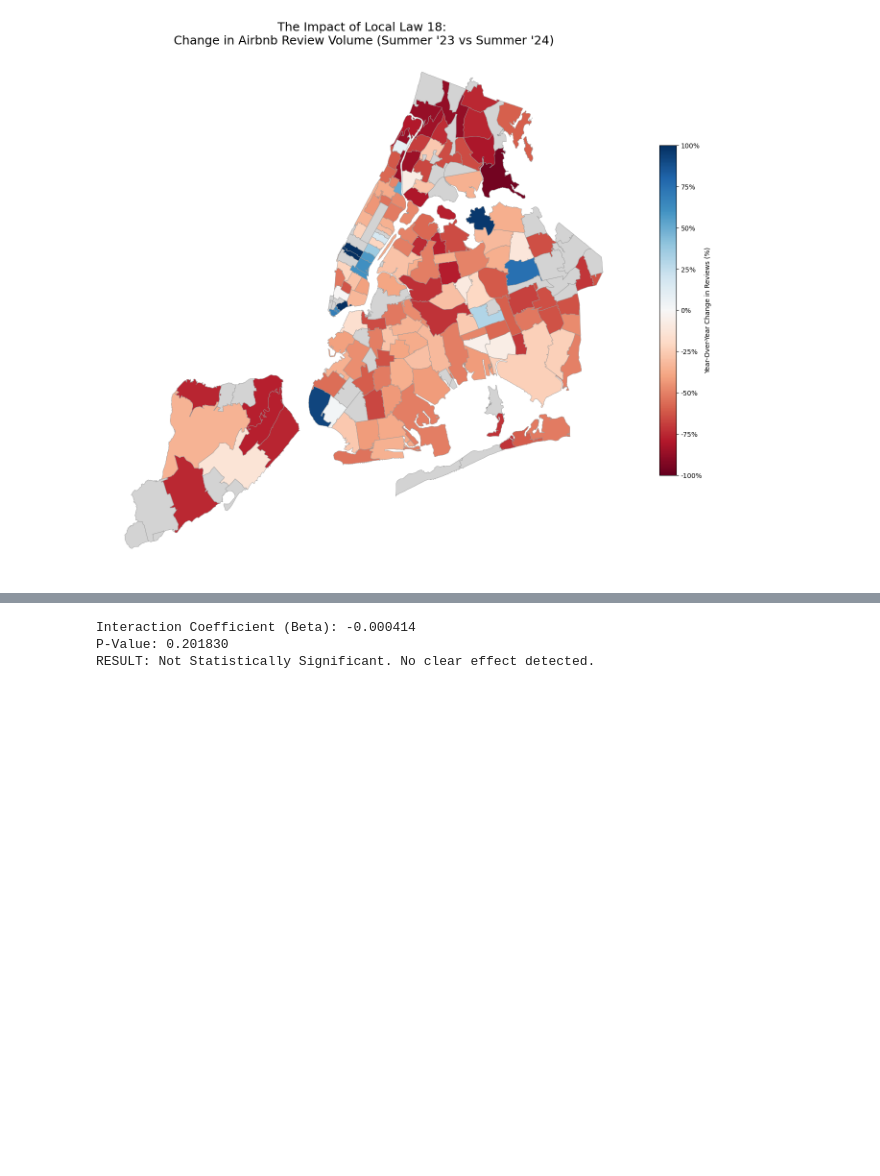
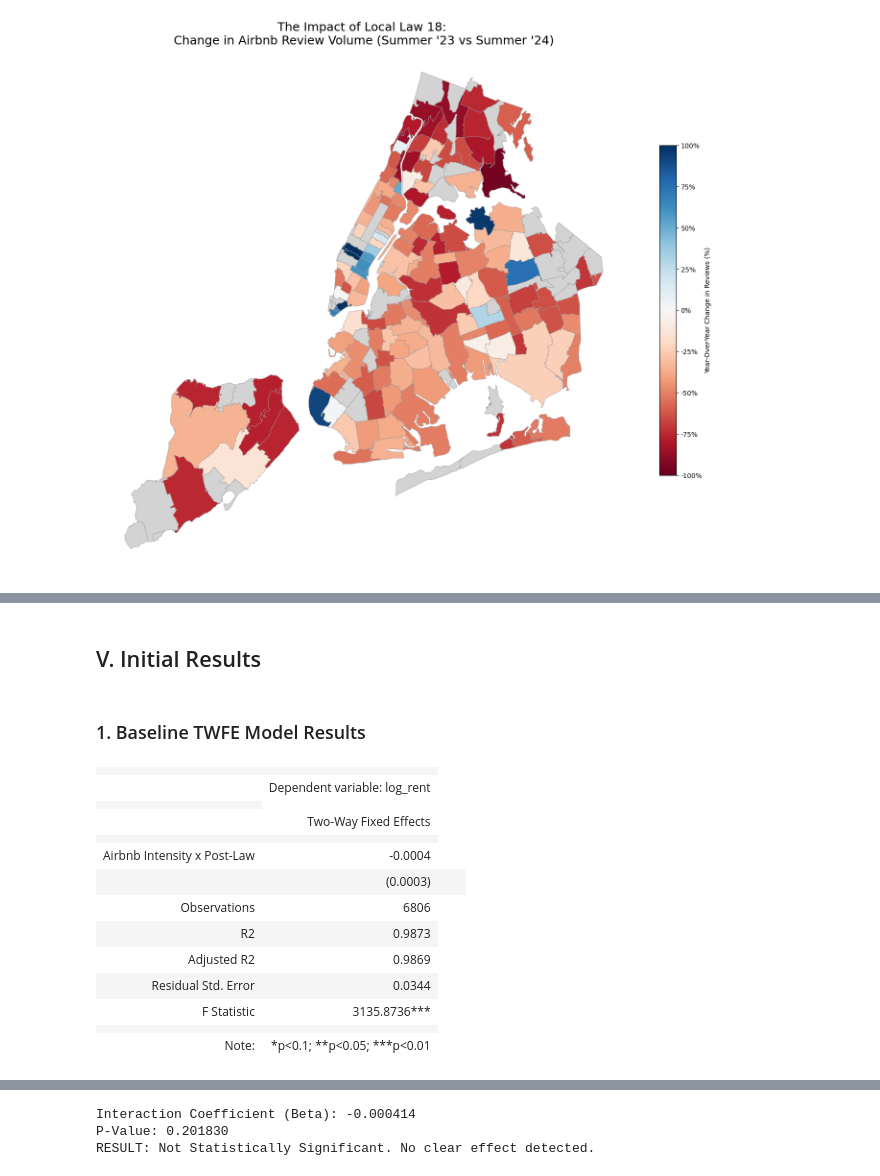
Before and after one commit to JScheble/NYC_AirBnb_Affects, a Jupyter notebook: airbnb_db_init.ipynb, the cells around one changed output, grey strips where cells are left out. Drawn from its saved outputs; the diff is of its cells as text; code cells hidden in the pictures; blank space fills up the shorter version.

```diff
--- a/airbnb_db_init.ipynb
+++ b/airbnb_db_init.ipynb
@@ -410,3 +577,38 @@ Highest Intensity Survivors (Treatment Group):
+# %% [markdown]
+## V. Initial Results
+# %% [markdown]
+### 1. Baseline TWFE Model Results
+# %%
+stargazer = Stargazer([model_TWFE])
+
+# 2. Customization (Make it look professional)
+stargazer.custom_columns(['Two-Way Fixed Effects'], [1])  # Rename the column header
+stargazer.show_model_numbers(False)                       # Remove model numbers if it's just one
+stargazer.significant_digits(4)                           # Set precision
+stargazer.show_degrees_of_freedom(False)                  # Clean up clutter
+stargazer.covariate_order(['airbnb_intensity:post_law'])  # Only show the variable we care about
+stargazer.rename_covariates({'airbnb_intensity:post_law': 'Airbnb Intensity x Post-Law'})
+
+# 3. Render it
+# If you are in a Jupyter Notebook, use this to see the pretty table:
+
+
+HTML(stargazer.render_html())
+# %% [output]
+|  |  |
+|  | Dependent variable: log_rent |
+|  |
+|  | Two-Way Fixed Effects |
+|  |  |
+| Airbnb Intensity x Post-Law | -0.0004 |
+|  | (0.0003) |  |  |
+| Observations | 6806 |
+| R2 | 0.9873 |
+| Adjusted R2 | 0.9869 |
+| Residual Std. Error | 0.0344 |
+| F Statistic | 3135.8736*** |
+|  |  |
+| Note: | *p<0.1; **p<0.05; ***p<0.01 |
 # %%
 
 #Log transform rent prices, create time dummy, and run TWFE regression
```
Also changed, not shown: parts of 61 cells of this notebook, 21 other files.
